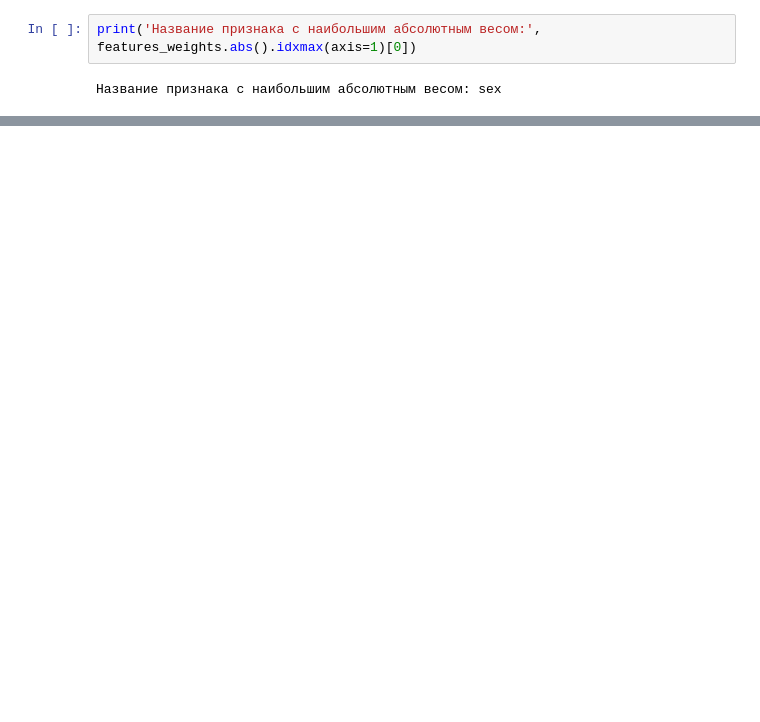
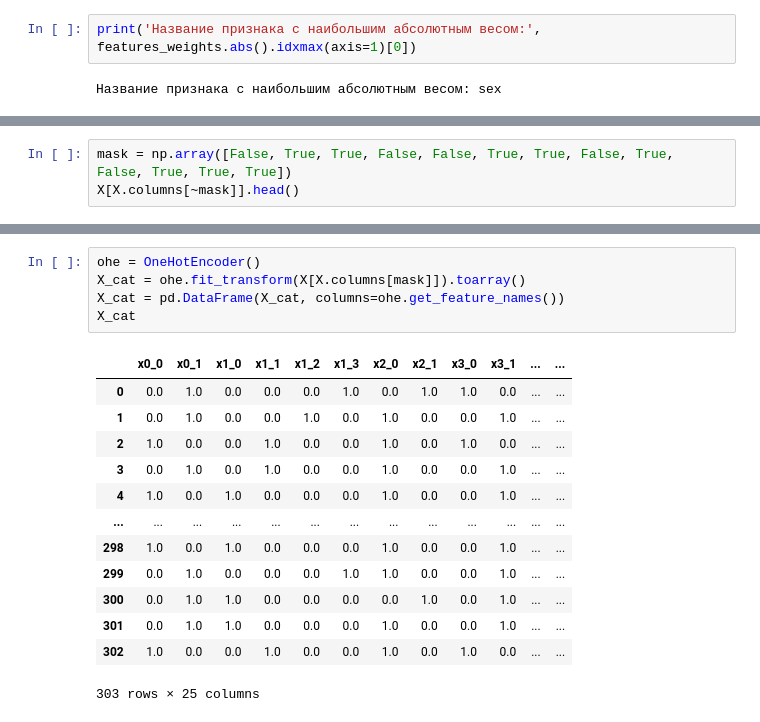
Before and after one commit to Oleg-DS/learning_data_science, a Jupyter notebook: ML/hw03.ipynb, the cells around one changed output, grey strips where cells are left out. Saved outputs shown, nothing was run; the diff lists cells and outputs as text; blank space fills up the shorter version.

```diff
--- a/ML/hw03.ipynb
+++ b/ML/hw03.ipynb
@@ -528,0 +560,3 @@ print('Название признака с наибольшим абсолют
+# %%
+mask = np.array([False, True, True, False, False, True, True, False, True, False, True, True, True])
+X[X.columns[~mask]].head()
@@ -528,0 +582,19 @@ print('Название признака с наибольшим абсолют
+# %%
+ohe = OneHotEncoder()
+X_cat = ohe.fit_transform(X[X.columns[mask]]).toarray()
+X_cat = pd.DataFrame(X_cat, columns=ohe.get_feature_names())
+X_cat
+# %% [output]
+|  | x0_0 | x0_1 | x1_0 | x1_1 | x1_2 | x1_3 | x2_0 | x2_1 | x3_0 | x3_1 | ... | ... |
+| 0 | 0.0 | 1.0 | 0.0 | 0.0 | 0.0 | 1.0 | 0.0 | 1.0 | 1.0 | 0.0 | ... | ... |
+| 1 | 0.0 | 1.0 | 0.0 | 0.0 | 1.0 | 0.0 | 1.0 | 0.0 | 0.0 | 1.0 | ... | ... |
+| 2 | 1.0 | 0.0 | 0.0 | 1.0 | 0.0 | 0.0 | 1.0 | 0.0 | 1.0 | 0.0 | ... | ... |
+| 3 | 0.0 | 1.0 | 0.0 | 1.0 | 0.0 | 0.0 | 1.0 | 0.0 | 0.0 | 1.0 | ... | ... |
+| 4 | 1.0 | 0.0 | 1.0 | 0.0 | 0.0 | 0.0 | 1.0 | 0.0 | 0.0 | 1.0 | ... | ... |
+| ... | ... | ... | ... | ... | ... | ... | ... | ... | ... | ... | ... | ... |
+| 298 | 1.0 | 0.0 | 1.0 | 0.0 | 0.0 | 0.0 | 1.0 | 0.0 | 0.0 | 1.0 | ... | ... |
+| 299 | 0.0 | 1.0 | 0.0 | 0.0 | 0.0 | 1.0 | 1.0 | 0.0 | 0.0 | 1.0 | ... | ... |
+| 300 | 0.0 | 1.0 | 1.0 | 0.0 | 0.0 | 0.0 | 0.0 | 1.0 | 0.0 | 1.0 | ... | ... |
+| 301 | 0.0 | 1.0 | 1.0 | 0.0 | 0.0 | 0.0 | 1.0 | 0.0 | 0.0 | 1.0 | ... | ... |
+| 302 | 1.0 | 0.0 | 0.0 | 1.0 | 0.0 | 0.0 | 1.0 | 0.0 | 1.0 | 0.0 | ... | ... |
+303 rows × 25 columns
```
Also changed, not shown: parts of 30 cells of this notebook.
